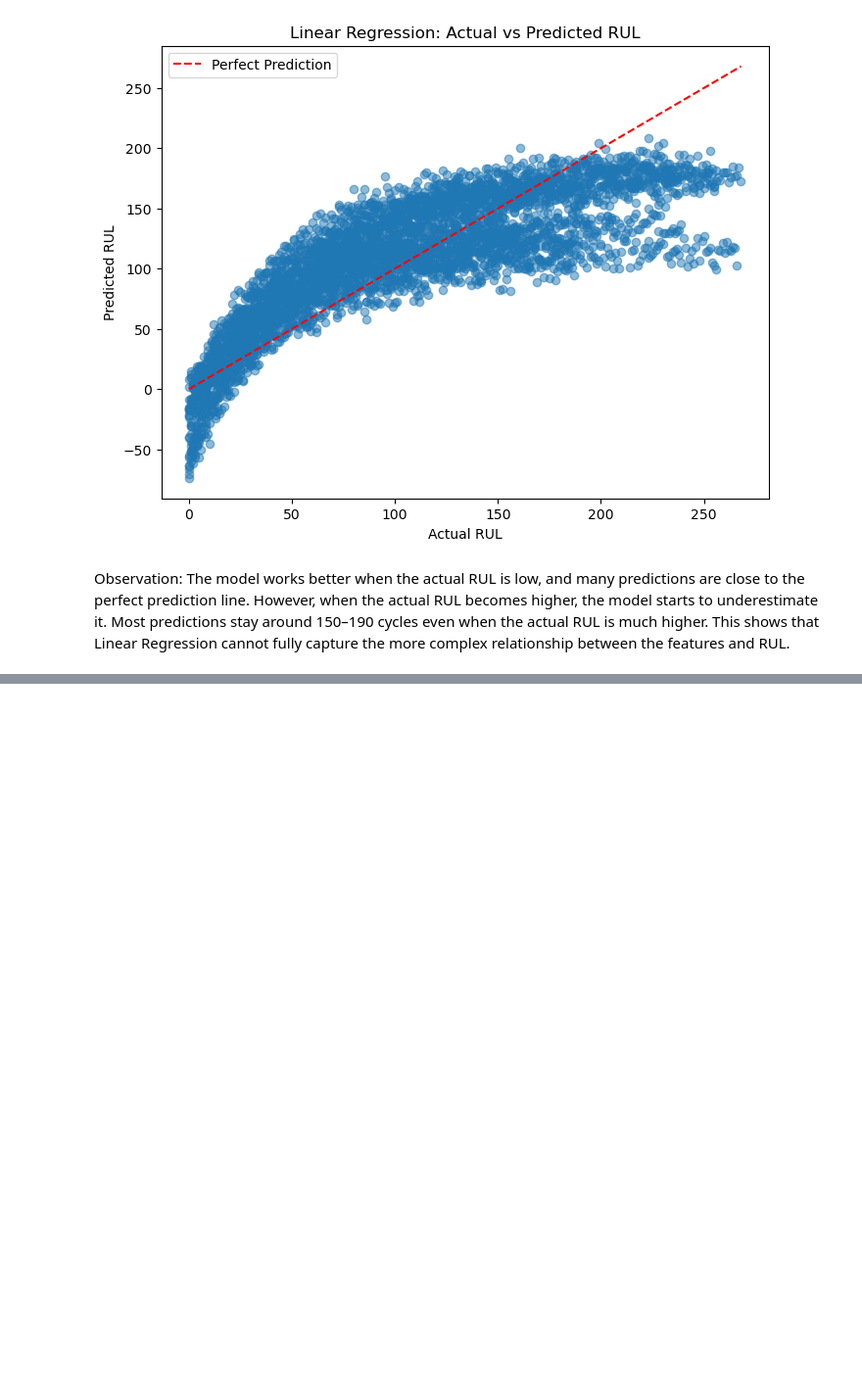
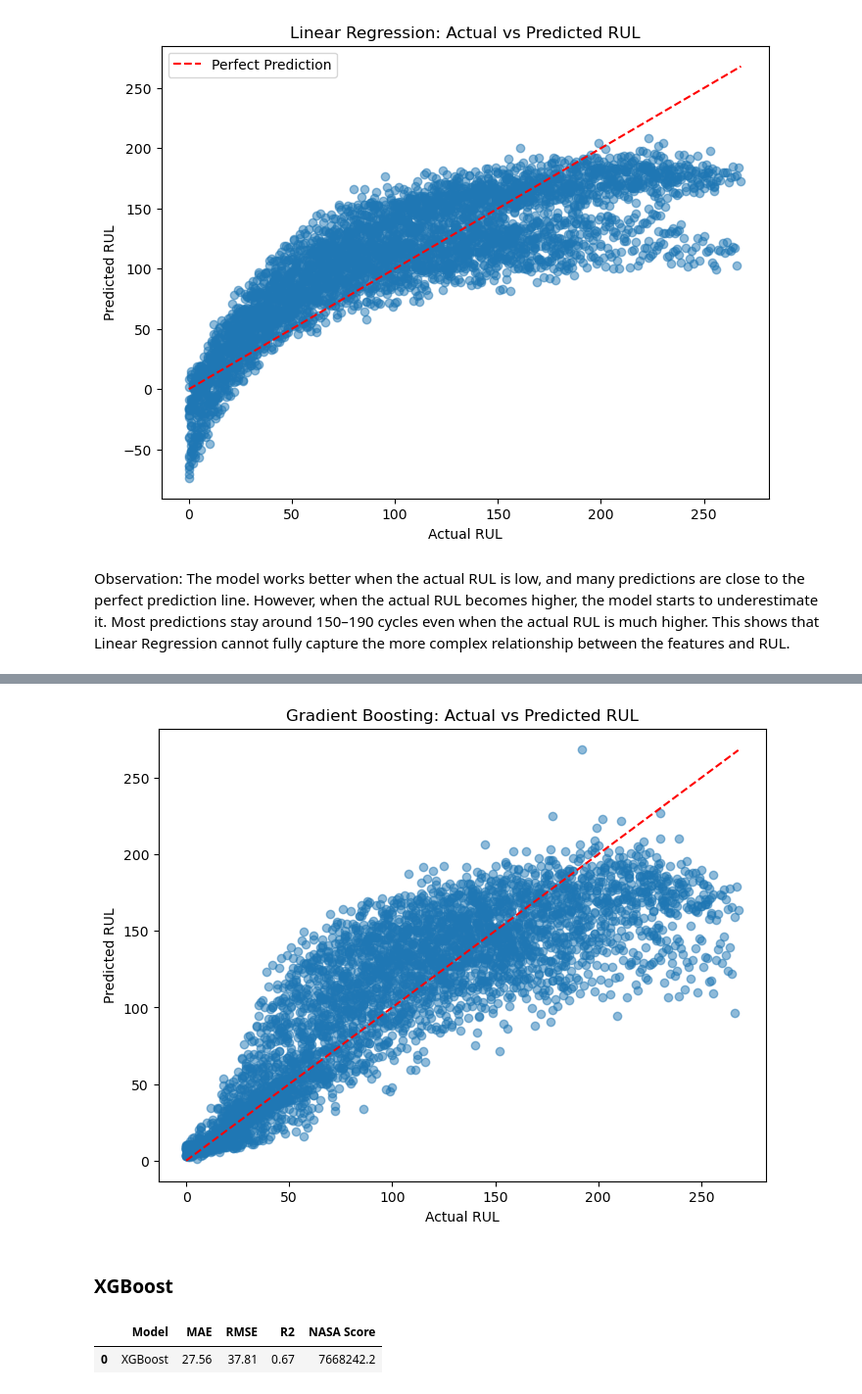
Before and after one commit to variableh/NASA, a Jupyter notebook: 02_modeling.ipynb, the cells around one changed output, grey strips where cells are left out. Shown at 98% size. Drawn from its saved outputs; the diff is of its cells as text; code cells hidden in the pictures; blank space fills up the shorter version.

```diff
--- a/02_modeling.ipynb
+++ b/02_modeling.ipynb
@@ -119,0 +160,4 @@ The model works better when the actual RUL is low, and many predictions are clos
+# %%
+gb_model = GradientBoostingRegressor(n_estimators=100, random_state=42)
+gb_model = gb_model.fit(X_train, y_train)
+y_pred_gb = gb_model.predict(X_val)
@@ -119,0 +170,21 @@ The model works better when the actual RUL is low, and many predictions are clos
+# %%
+plt.figure(figsize=(8, 6))
+
+plt.scatter(y_val, y_pred_gb, alpha=0.5)
+
+plt.plot(
+    [y_val.min(), y_val.max()],
+    [y_val.min(), y_val.max()],
+    linestyle="--",
+    color='red',
+)
+
+plt.xlabel("Actual RUL")
+plt.ylabel("Predicted RUL")
+plt.title("Gradient Boosting: Actual vs Predicted RUL")
+
+plt.show()
+# %% [output]
+[figure, added]
+# %% [markdown]
+### XGBoost
@@ -119,0 +195,6 @@ The model works better when the actual RUL is low, and many predictions are clos
+# %%
+xgb_score = evaluate_model(y_val, y_pred_xgb, "XGBoost")
+xgb_score
+# %% [output]
+|  | Model | MAE | RMSE | R2 | NASA Score |
+| 0 | XGBoost | 27.56 | 37.81 | 0.67 | 7668242.2 |
```
Also changed, not shown: parts of 20 cells of this notebook.
